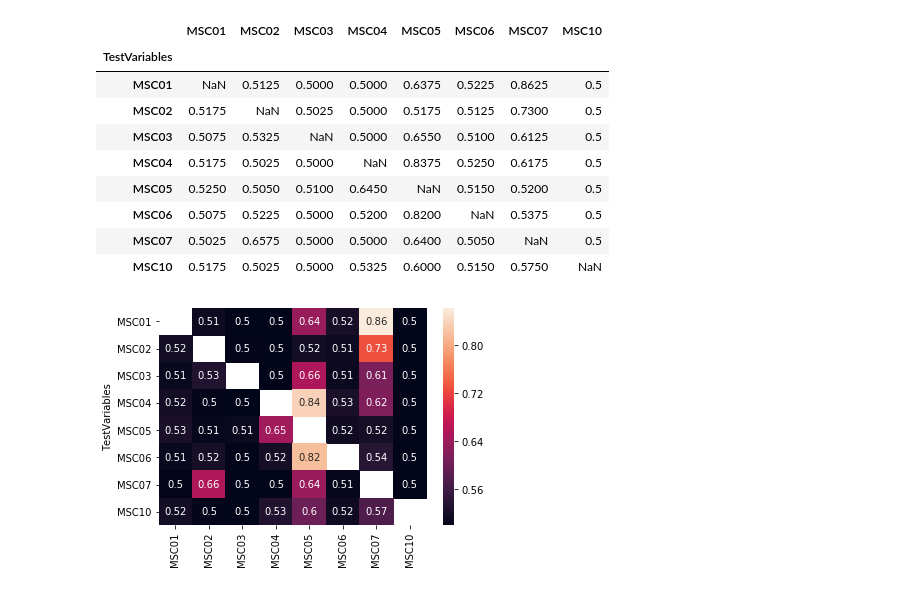
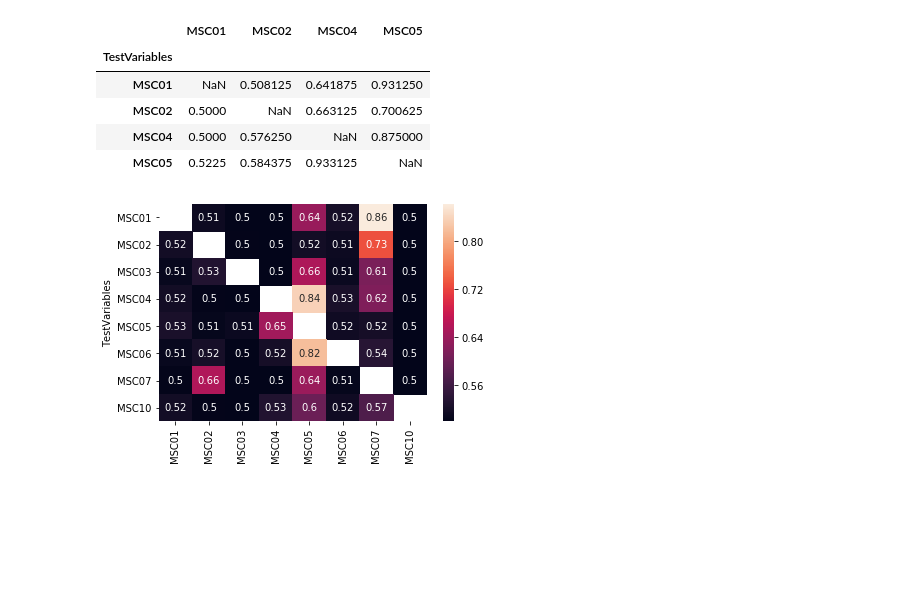
Before and after one commit to GrattonLab/MSC_Alexis, a Jupyter notebook: analysis/code/MVPA/ACC_distributions_DS.ipynb, the cells around one changed output. Drawn from its saved outputs; the diff is of its cells as text; code cells hidden in the pictures; blank space fills up the shorter version.

Commit message:
between sub more time

```diff
--- a/analysis/code/MVPA/ACC_distributions_DS.ipynb
+++ b/analysis/code/MVPA/ACC_distributions_DS.ipynb
@@ -4,6 +4,8 @@ import numpy as np
 import seaborn as sns
 import matplotlib as plt
 %matplotlib inline
+# %%
+mem_timesplit=pd.read_csv('~/Desktop/MSC_Alexis/analysis/output/results/MVPA_mat/between_sub_test/mem_onlyGood_timeSeries_acc.csv')
 # %%
 mem_updated=pd.read_csv('~/Desktop/MSC_Alexis/analysis/output/results/MVPA_mat/between_sub_test/mem_onlyGood_UPDATED_acc.csv')
 motor_updated=pd.read_csv('~/Desktop/MSC_Alexis/analysis/output/results/MVPA_mat/between_sub_test/motor_onlyGood_UPDATED_acc.csv')
@@ -12,6 +14,10 @@ mixed_updated=pd.read_csv('~/Desktop/MSC_Alexis/analysis/output/results/MVPA_mat
 mem=pd.read_csv('~/Desktop/MSC_Alexis/analysis/output/results/MVPA_mat/between_sub_test/mem_onlyGood_acc.csv')
 motor=pd.read_csv('~/Desktop/MSC_Alexis/analysis/output/results/MVPA_mat/between_sub_test/motor_onlyGood_acc.csv')
 mixed=pd.read_csv('~/Desktop/MSC_Alexis/analysis/output/results/MVPA_mat/between_sub_test/mixed_onlyGood_acc.csv')
+# %%
+mem_timesplit.replace(0, np.nan, inplace=True)
+mem_timesplit.rename(columns={'Row':'TestVariables'}, inplace=True)
+mem_timesplit.set_index('TestVariables', inplace=True)
 # %%
 mem_updated.replace(0, np.nan, inplace=True)
 mem_updated.rename(columns={'Row':'TestVariables'}, inplace=True)
@@ -43,20 +49,17 @@ mixed.set_index('TestVariables', inplace=True)
 #mixed.drop(columns=['MSC08', 'MSC09'], inplace=True)
 #mixed.drop(['MSC08', 'MSC09'], inplace=True)
 # %%
-mixed
+#mixed
 #motor
 #mem
+mem_timesplit
 # %% [output]
-|  | MSC01 | MSC02 | MSC03 | MSC04 | MSC05 | MSC06 | MSC07 | MSC10 |
-| TestVariables |  |  |  |  |  |  |  |  |
-| MSC01 | NaN | 0.5125 | 0.5000 | 0.5000 | 0.6375 | 0.5225 | 0.8625 | 0.5 |
-| MSC02 | 0.5175 | NaN | 0.5025 | 0.5000 | 0.5175 | 0.5125 | 0.7300 | 0.5 |
-| MSC03 | 0.5075 | 0.5325 | NaN | 0.5000 | 0.6550 | 0.5100 | 0.6125 | 0.5 |
-| MSC04 | 0.5175 | 0.5025 | 0.5000 | NaN | 0.8375 | 0.5250 | 0.6175 | 0.5 |
-| MSC05 | 0.5250 | 0.5050 | 0.5100 | 0.6450 | NaN | 0.5150 | 0.5200 | 0.5 |
-| MSC06 | 0.5075 | 0.5225 | 0.5000 | 0.5200 | 0.8200 | NaN | 0.5375 | 0.5 |
-| MSC07 | 0.5025 | 0.6575 | 0.5000 | 0.5000 | 0.6400 | 0.5050 | NaN | 0.5 |
-| MSC10 | 0.5175 | 0.5025 | 0.5000 | 0.5325 | 0.6000 | 0.5150 | 0.5750 | NaN |
+|  | MSC01 | MSC02 | MSC04 | MSC05 |
+| TestVariables |  |  |  |  |
+| MSC01 | NaN | 0.508125 | 0.641875 | 0.931250 |
+| MSC02 | 0.5000 | NaN | 0.663125 | 0.700625 |
+| MSC04 | 0.5000 | 0.576250 | NaN | 0.875000 |
+| MSC05 | 0.5225 | 0.584375 | 0.933125 | NaN |
 # %%
 ax=sns.heatmap(mixed, annot=True)
 fig=ax.get_figure()
```
Also changed, not shown: parts of 1 cell of this notebook, 34 other files.
